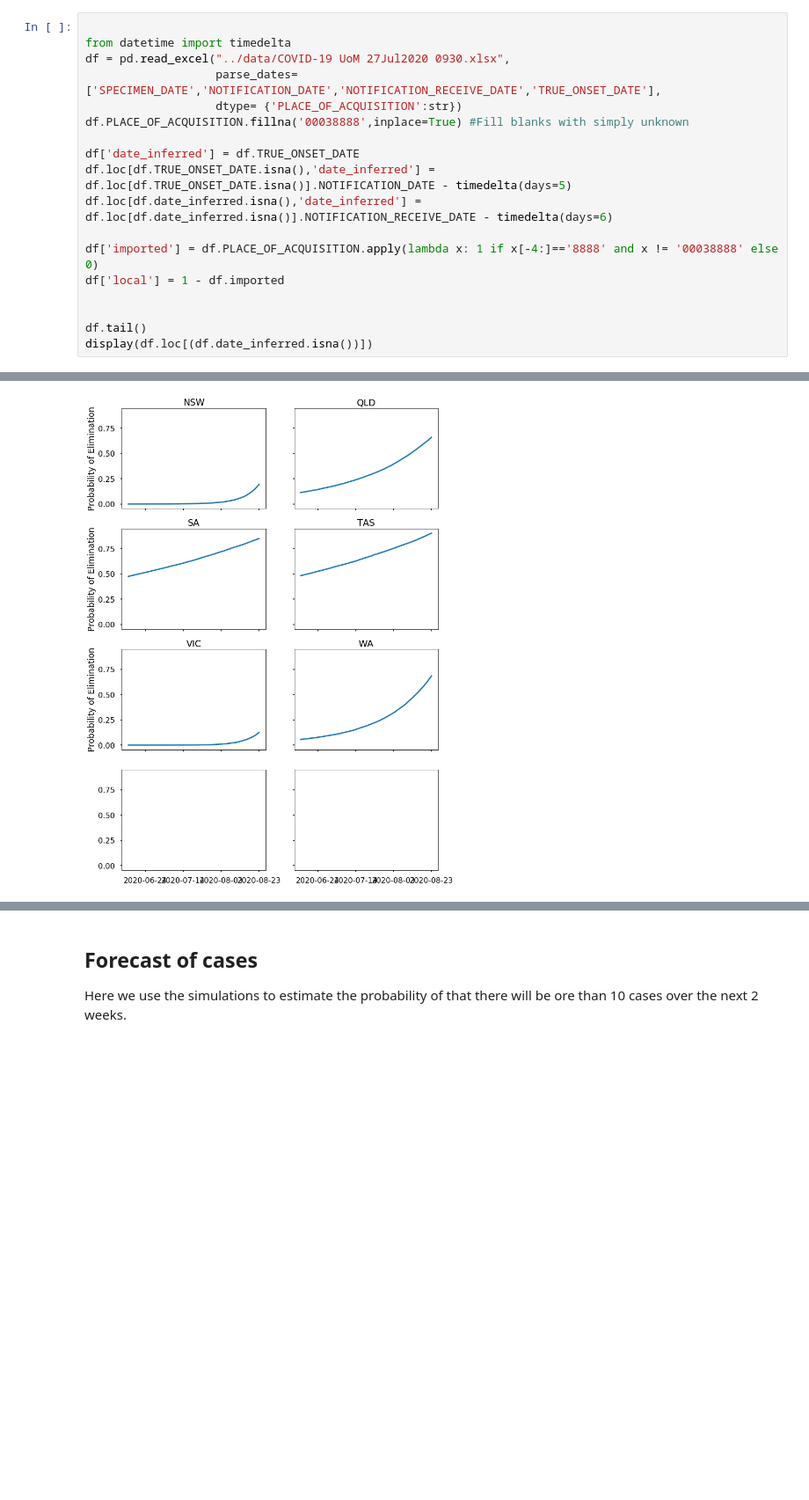
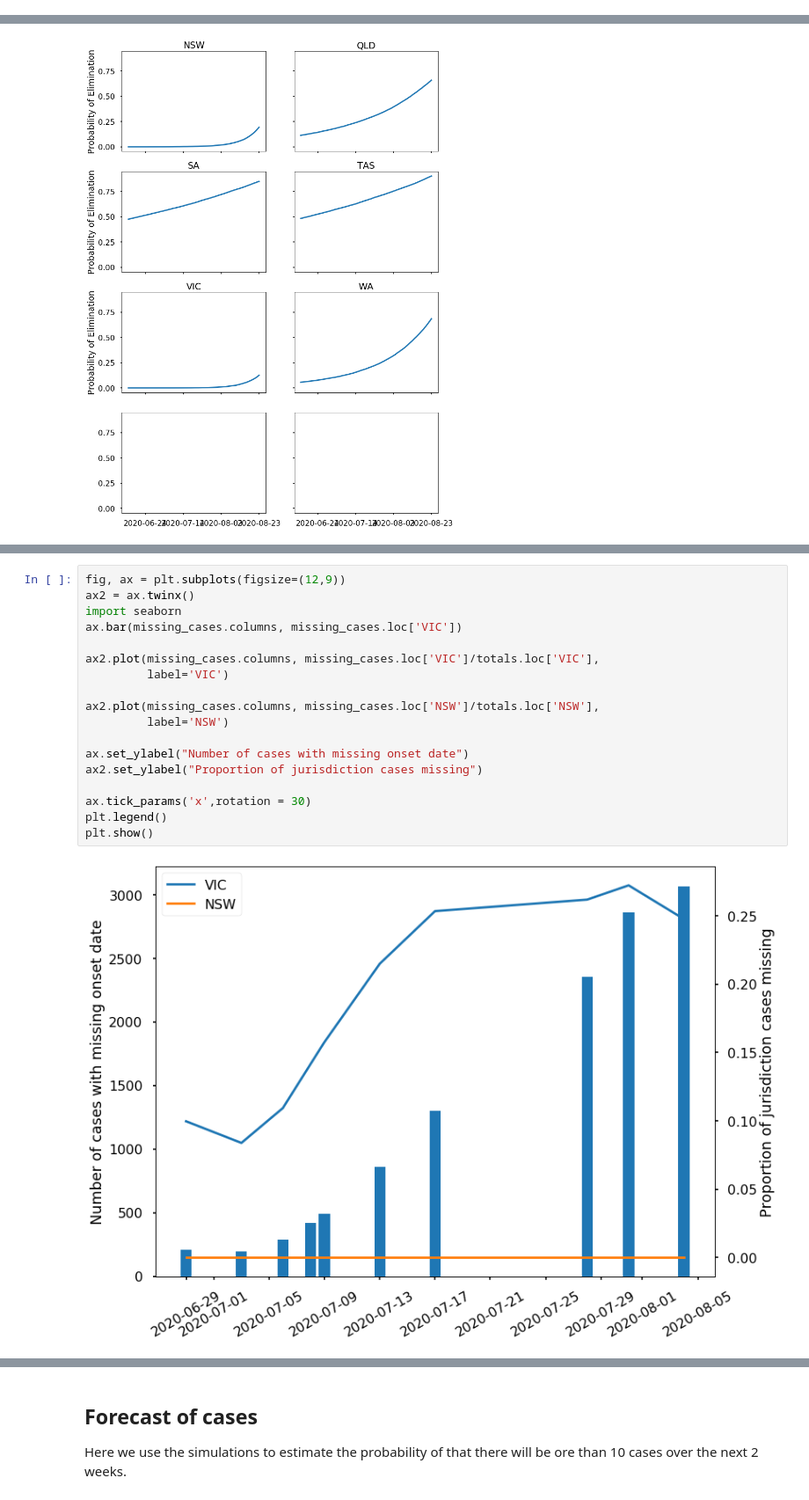
Before and after one commit to tdennisliu/covid19-forecasting-aus, a Jupyter notebook: analysis/collating_cases.ipynb, the cells around one changed output, grey strips where cells are left out. Shown at 88% size. Drawn from its saved outputs; the diff is of its cells as text; blank space fills up the shorter version.

```diff
--- a/analysis/collating_cases.ipynb
+++ b/analysis/collating_cases.ipynb
@@ -138,18 +185,0 @@ def read_in_Reff(forecast_R=None,R_I=None):
-# %%
-
-from datetime import timedelta
-df = pd.read_excel("../data/COVID-19 UoM 27Jul2020 0930.xlsx",
-                   parse_dates=['SPECIMEN_DATE','NOTIFICATION_DATE','NOTIFICATION_RECEIVE_DATE','TRUE_ONSET_DATE'],
-                   dtype= {'PLACE_OF_ACQUISITION':str})
-df.PLACE_OF_ACQUISITION.fillna('00038888',inplace=True) #Fill blanks with simply unknown
-
-df['date_inferred'] = df.TRUE_ONSET_DATE
-df.loc[df.TRUE_ONSET_DATE.isna(),'date_inferred'] = df.loc[df.TRUE_ONSET_DATE.isna()].NOTIFICATION_DATE - timedelta(days=5)
-df.loc[df.date_inferred.isna(),'date_inferred'] = df.loc[df.date_inferred.isna()].NOTIFICATION_RECEIVE_DATE - timedelta(days=6)
-
-df['imported'] = df.PLACE_OF_ACQUISITION.apply(lambda x: 1 if x[-4:]=='8888' and x != '00038888' else 0)
-df['local'] = 1 - df.imported
-
-
-df.tail()
-display(df.loc[(df.date_inferred.isna())])
@@ -765,0 +806,20 @@ sim
+# %%
+fig, ax = plt.subplots(figsize=(12,9))
+ax2 = ax.twinx()
+import seaborn
+ax.bar(missing_cases.columns, missing_cases.loc['VIC'])
+
+ax2.plot(missing_cases.columns, missing_cases.loc['VIC']/totals.loc['VIC'],
+         label='VIC')
+
+ax2.plot(missing_cases.columns, missing_cases.loc['NSW']/totals.loc['NSW'],
+         label='NSW')
+
+ax.set_ylabel("Number of cases with missing onset date")
+ax2.set_ylabel("Proportion of jurisdiction cases missing")
+
+ax.tick_params('x',rotation = 30)
+plt.legend()
+plt.show()
+# %% [output]
+[figure, added]
```
Also changed, not shown: parts of 14 cells of this notebook.
